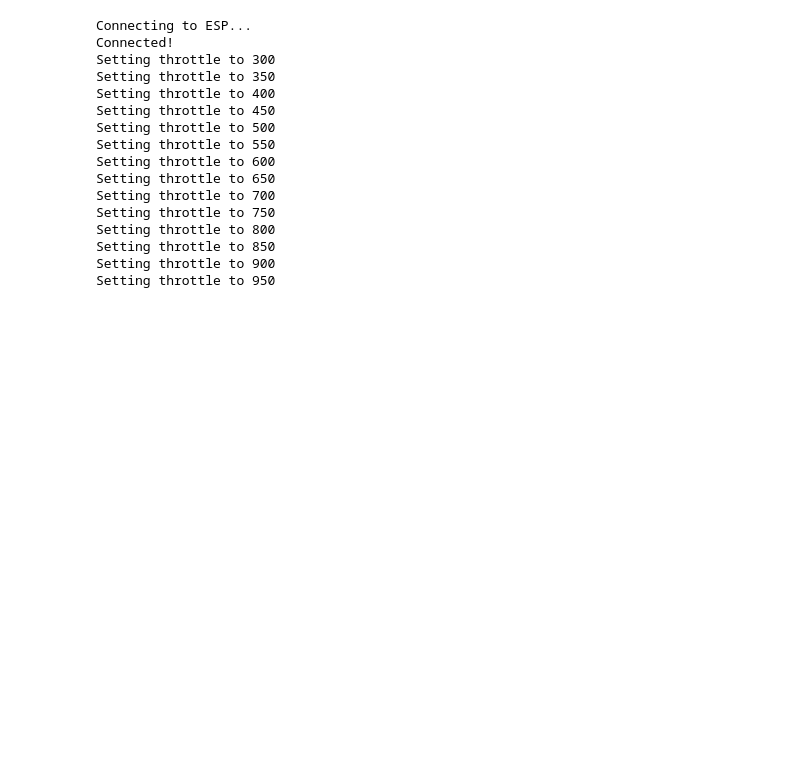
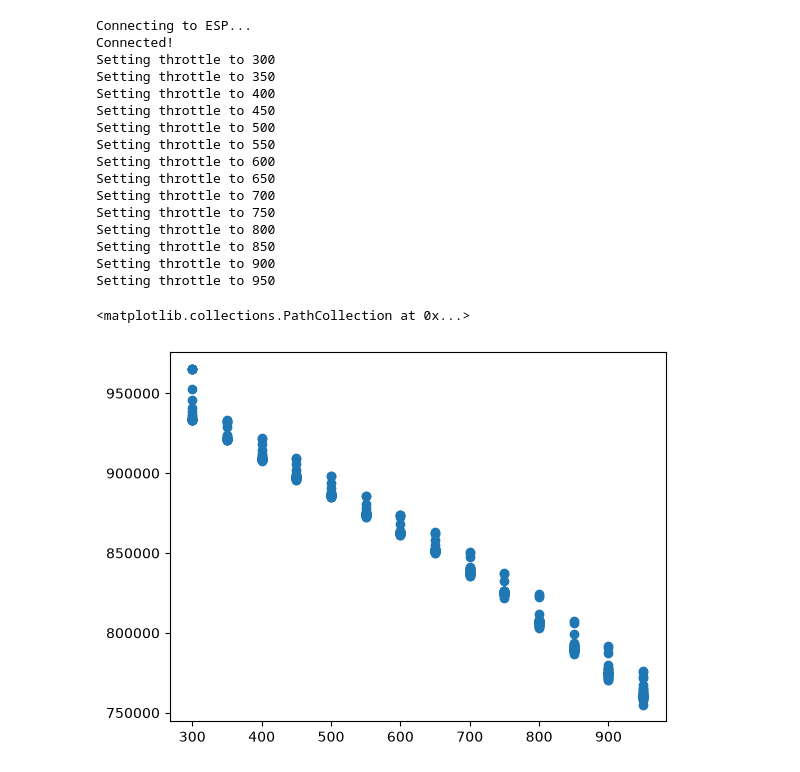
Before and after one commit to womogenes/bill-drone, a Jupyter notebook: src/sw/analysis.ipynb, the cells around one changed output. Drawn from its saved outputs; the diff is of its cells as text; code cells hidden in the pictures; blank space fills up the shorter version.

```diff
--- a/src/sw/analysis.ipynb
+++ b/src/sw/analysis.ipynb
@@ -60,3 +60,9 @@ Setting throttle to 800
 Setting throttle to 850
 Setting throttle to 900
 Setting throttle to 950
+# %%
+readings_df = pd.DataFrame(readings)
+plt.scatter(readings_df.throttle, readings_df.force)
+# %% [output]
+<matplotlib.collections.PathCollection at 0x...>
+[figure, added]
```
Also changed, not shown: parts of 4 cells of this notebook, 9 other files.
